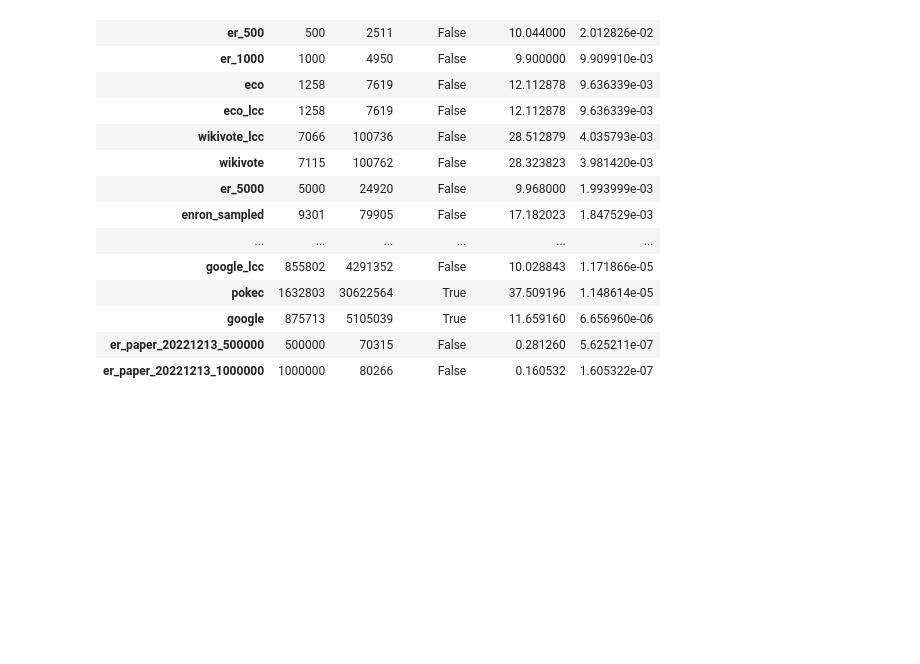
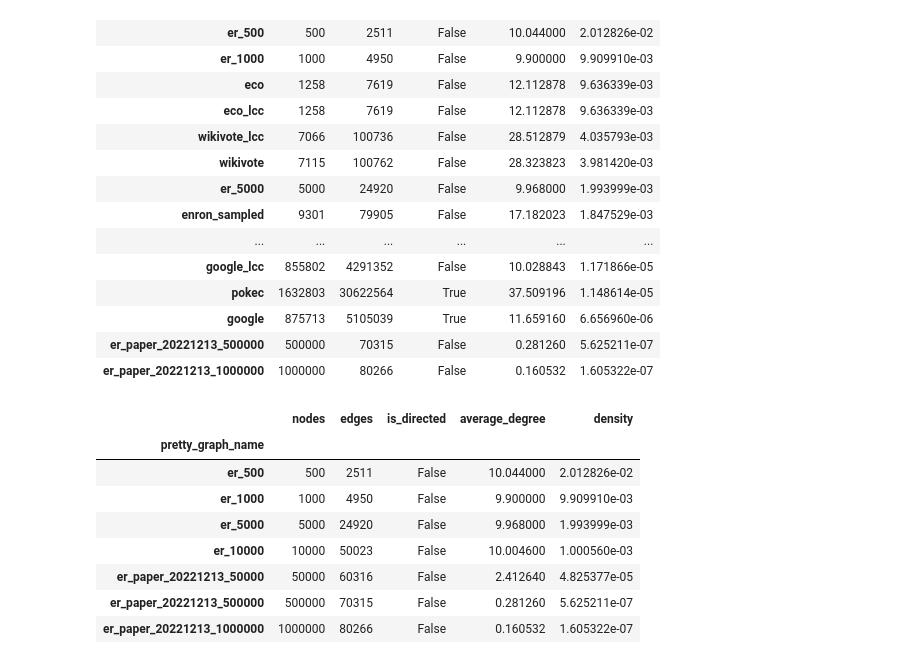
Before and after one commit to tddschn/easygraph-bench, a Jupyter notebook: explorations/graph_info_viz.ipynb, the cells around one changed output. Cells and saved outputs as stored; diff of their text form; code cells hidden in the pictures; blank space fills up the shorter version.

```diff
--- a/explorations/graph_info_viz.ipynb
+++ b/explorations/graph_info_viz.ipynb
@@ -152,3 +152,16 @@ gi
 # save gi to file
 # use hdf5
 gi.to_hdf('graph_info.h5', key='graph_info', mode='w')
+# %%
+gi_er = gi[gi.index.str.startswith('er')]
+gi_er
+# %% [output]
+|  | nodes | edges | is_directed | average_degree | density |
+| pretty_graph_name |  |  |  |  |  |
+| er_500 | 500 | 2511 | False | 10.044000 | 2.012826e-02 |
+| er_1000 | 1000 | 4950 | False | 9.900000 | 9.909910e-03 |
+| er_5000 | 5000 | 24920 | False | 9.968000 | 1.993999e-03 |
+| er_10000 | 10000 | 50023 | False | 10.004600 | 1.000560e-03 |
+| er_paper_20221213_50000 | 50000 | 60316 | False | 2.412640 | 4.825377e-05 |
+| er_paper_20221213_500000 | 500000 | 70315 | False | 0.281260 | 5.625211e-07 |
+| er_paper_20221213_1000000 | 1000000 | 80266 | False | 0.160532 | 1.605322e-07 |
```
Also changed, not shown: parts of 4 cells of this notebook.
